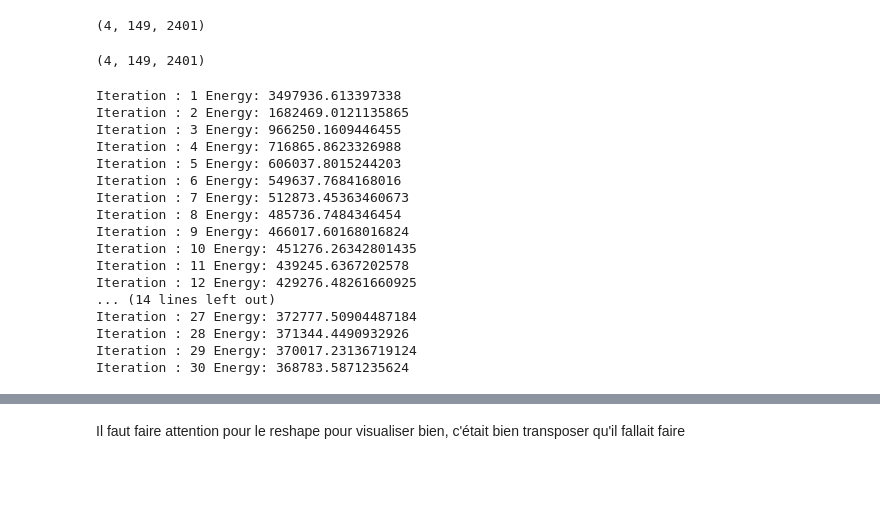
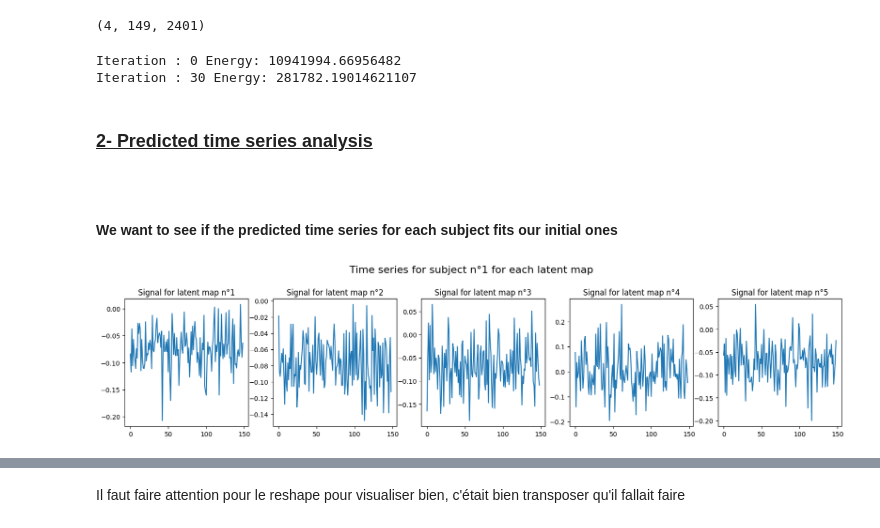
Before and after one commit to EmmaGau/project-mva-time-series, a Jupyter notebook: final_notebook.ipynb, the cells around one changed output, grey strips where cells are left out. Cells and saved outputs as stored; diff of their text form; code cells hidden in the pictures; blank space fills up the shorter version.

```diff
--- a/final_notebook.ipynb
+++ b/final_notebook.ipynb
@@ -292,9 +293,8 @@ def read_fmri(path: str) -> np.ndarray:
 
 V = get_init_V(synthetic_data , n_components = k)
 print(V.shape)
-#plot_latent_maps(V, k)
-#Ys = read_fmri(f'{data_fmri_path}.npy')
-Ys = synthetic_data.reshape(4, 149, -1)
+
+Ys = synthetic_data.reshape(nbSubjects, time_points, -1)
 Ys.shape
 # %% [output]
 (5, 2401)
@@ -396,9 +396,9 @@ class MDSLModel:
     def __call__(self,
                  Ys: np.ndarray,
                  V: np.ndarray,
-                 gamma: np.ndarray,
-                 kappa: np.ndarray,
-                 max_iter=1000,
+                 gamma: float = 0.1,
+                 kappa: float = 0.1,
+                 max_iter=30,
                  tolerance: float =1e-4):
         """_summary_
 
@@ -417,10 +417,11 @@ class MDSLModel:
         S = len(Ys)          # S number of subjects
         Vs = [np.random.rand(p, self.k) for _ in range(S)]  # Subject specific spatial maps
         Us = [np.random.rand(n, self.k) for _ in range(S)]  # Time series
-        E_old = self.compute_energy(Ys, Us, Vs, V) * 2 # *2 ?
+        E_old = self.compute_energy(Ys, Us, Vs, V) * 2 # *2 ? j'ai mis au pif faut faire le calcul pour rentrer dans la boucle
         E_new = self.compute_energy(Ys, Us, Vs, V)
 
         i = 0  # Iteration counter
+        print(f'Iteration : {i} Energy: {E_new}')
         while np.abs(E_new - E_old) > tolerance * E_old and i < max_iter:
             E_old = E_new
             # Update each U^s
@@ -436,32 +437,31 @@ class MDSLModel:
             # Compute the energy
             E_new = self.compute_energy(Ys, Us, Vs, V)
             i += 1
-            print(f'Iteration : {i} Energy: {E_new}')
+
+        print(f'Iteration : {i} Energy: {E_new}')
 
         return V, Vs, Us
-# %%
-Ys.shape
-# %% [output]
-(4, 149, 2401)
 # %%
-model = MDSLModel(grid_length = grid_length)
-
-V, Vs, Us = model(Ys= Ys , V=V.reshape(grid_length**2,k), gamma= 0.1 , kappa=0.1, max_iter=30,  tolerance=1e-4)
+model = MDSLModel(k= k,grid_length = grid_length)
+V_pred, Vs_pred, Us_pred = model(Ys= Ys , V=V.reshape(grid_length**2,k), gamma= 0.1 , kappa=0.1, max_iter=30,  tolerance=1e-4)
 # %% [output]
-Iteration : 1 Energy: 3497936.613397338
-Iteration : 2 Energy: 1682469.0121135865
-Iteration : 3 Energy: 966250.1609446455
-Iteration : 4 Energy: 716865.8623326988
-Iteration : 5 Energy: 606037.8015244203
-Iteration : 6 Energy: 549637.7684168016
-Iteration : 7 Energy: 512873.45363460673
-Iteration : 8 Energy: 485736.7484346454
-Iteration : 9 Energy: 466017.60168016824
-Iteration : 10 Energy: 451276.26342801435
-Iteration : 11 Energy: 439245.6367202578
-Iteration : 12 Energy: 429276.48261660925
-... (14 lines left out)
-Iteration : 27 Energy: 372777.50904487184
-Iteration : 28 Energy: 371344.4490932926
-Iteration : 29 Energy: 370017.23136719124
-Iteration : 30 Energy: 368783.5871235624
+Iteration : 0 Energy: 10941994.66956482
+Iteration : 30 Energy: 281782.19014621107
+# %% [markdown]
+<h3><u>2- Predicted time series analysis  </u><h3>
+# %% [markdown]
+
+#### We want to see if the predicted time series for each subject fits our initial ones
+# %%
+# Plot the time series Us
+fig, ax = plt.subplots(1, k, figsize=(20, 4))
+fig.suptitle('Time series for subject n°1 for each latent map',fontsize=16)
+fig.subplots_adjust(top=0.8)
+
+for i in range(k):
+    # add a title on each subplot
+    ax[i].set_title(f'Signal for latent map n°{i+1}')
+    ax[i].plot(Us_pred[0][:, i])
+fig.show()
+# %% [output]
+[figure, added]
```
Also changed, not shown: parts of 33 cells of this notebook, 1 other file.
